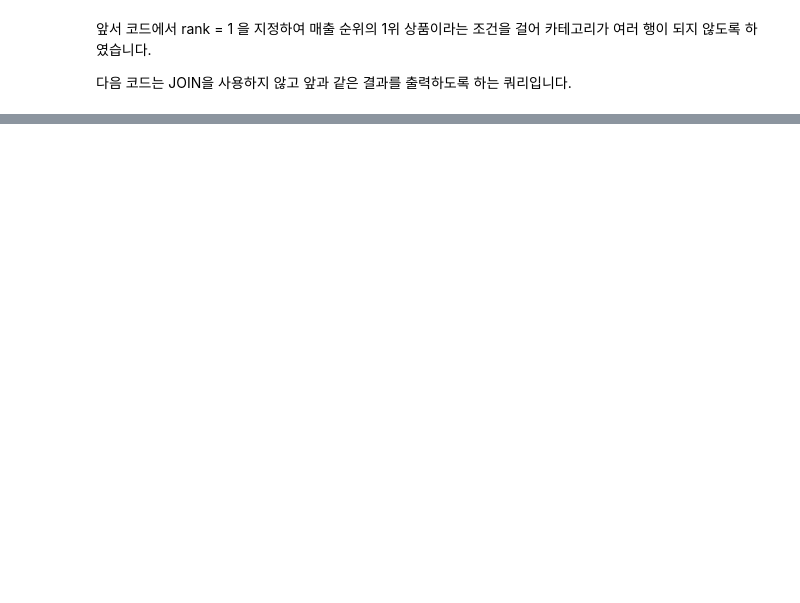
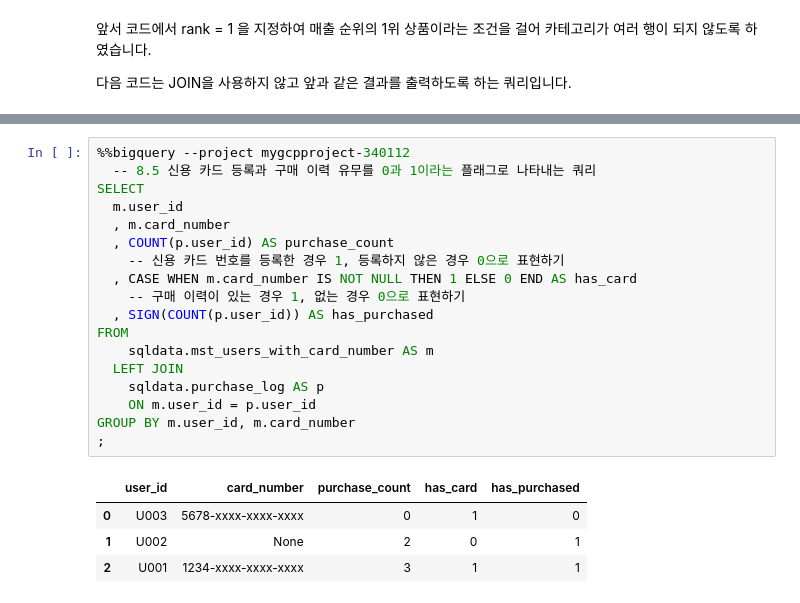
Before and after one commit to yhp2205/SQL, a Jupyter notebook: ch_8.ipynb, the cells around one changed output, grey strips where cells are left out. Cells and saved outputs as stored; diff of their text form; blank space fills up the shorter version.

```diff
--- a/ch_8.ipynb
+++ b/ch_8.ipynb
@@ -214,0 +248,23 @@ ERROR:
+# %%
+%%bigquery --project mygcpproject-340112
+  -- 8.5 신용 카드 등록과 구매 이력 유무를 0과 1이라는 플래그로 나타내는 쿼리
+SELECT
+  m.user_id
+  , m.card_number
+  , COUNT(p.user_id) AS purchase_count
+    -- 신용 카드 번호를 등록한 경우 1, 등록하지 않은 경우 0으로 표현하기
+  , CASE WHEN m.card_number IS NOT NULL THEN 1 ELSE 0 END AS has_card
+    -- 구매 이력이 있는 경우 1, 없는 경우 0으로 표현하기
+  , SIGN(COUNT(p.user_id)) AS has_purchased
+FROM
+    sqldata.mst_users_with_card_number AS m
+  LEFT JOIN
+    sqldata.purchase_log AS p
+    ON m.user_id = p.user_id
+GROUP BY m.user_id, m.card_number
+;
+# %% [output]
+|  | user_id | card_number | purchase_count | has_card | has_purchased |
+| 0 | U003 | 5678-xxxx-xxxx-xxxx | 0 | 1 | 0 |
+| 1 | U002 | None | 2 | 0 | 1 |
+| 2 | U001 | 1234-xxxx-xxxx-xxxx | 3 | 1 | 1 |
```
Also changed, not shown: parts of 6 cells of this notebook.
